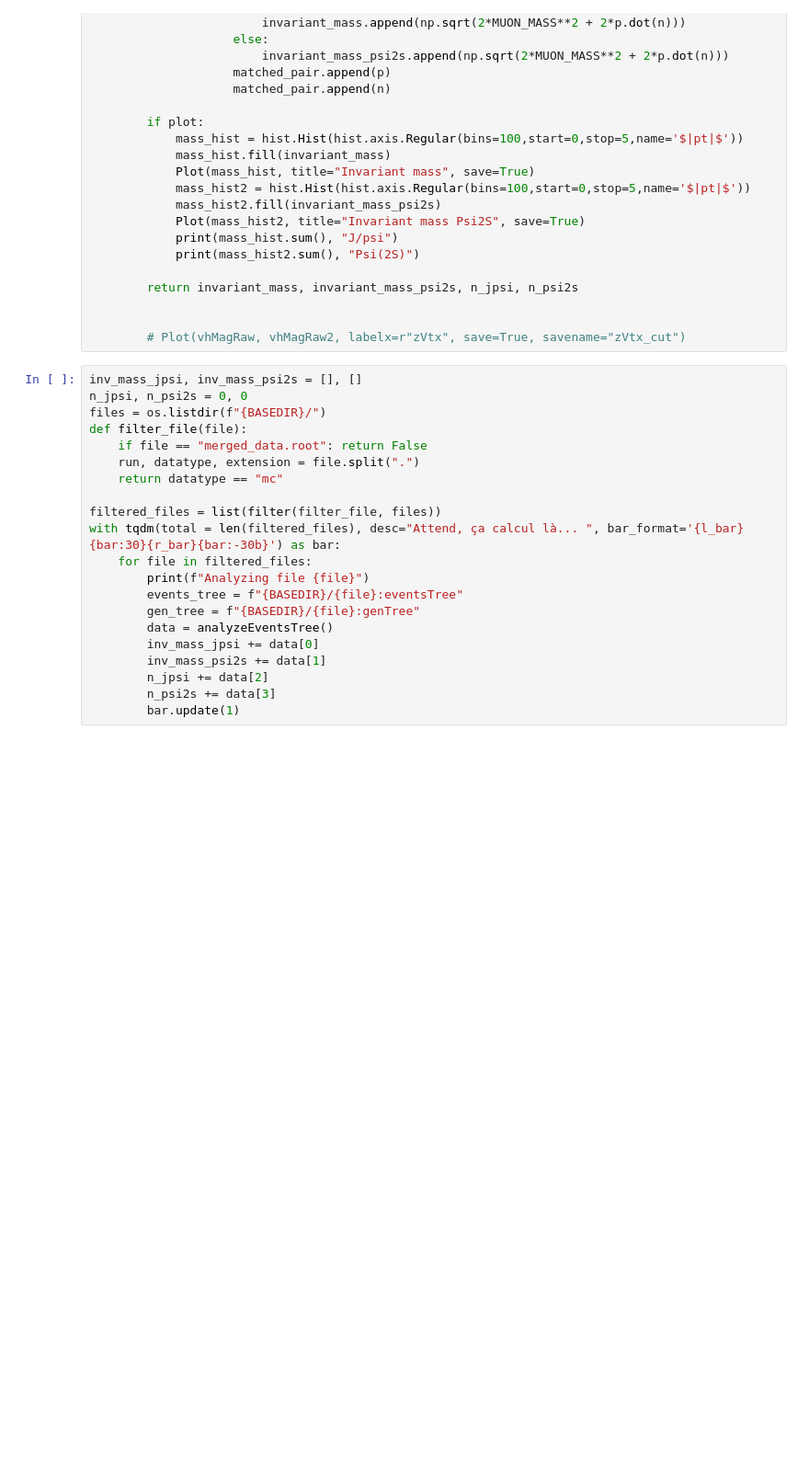
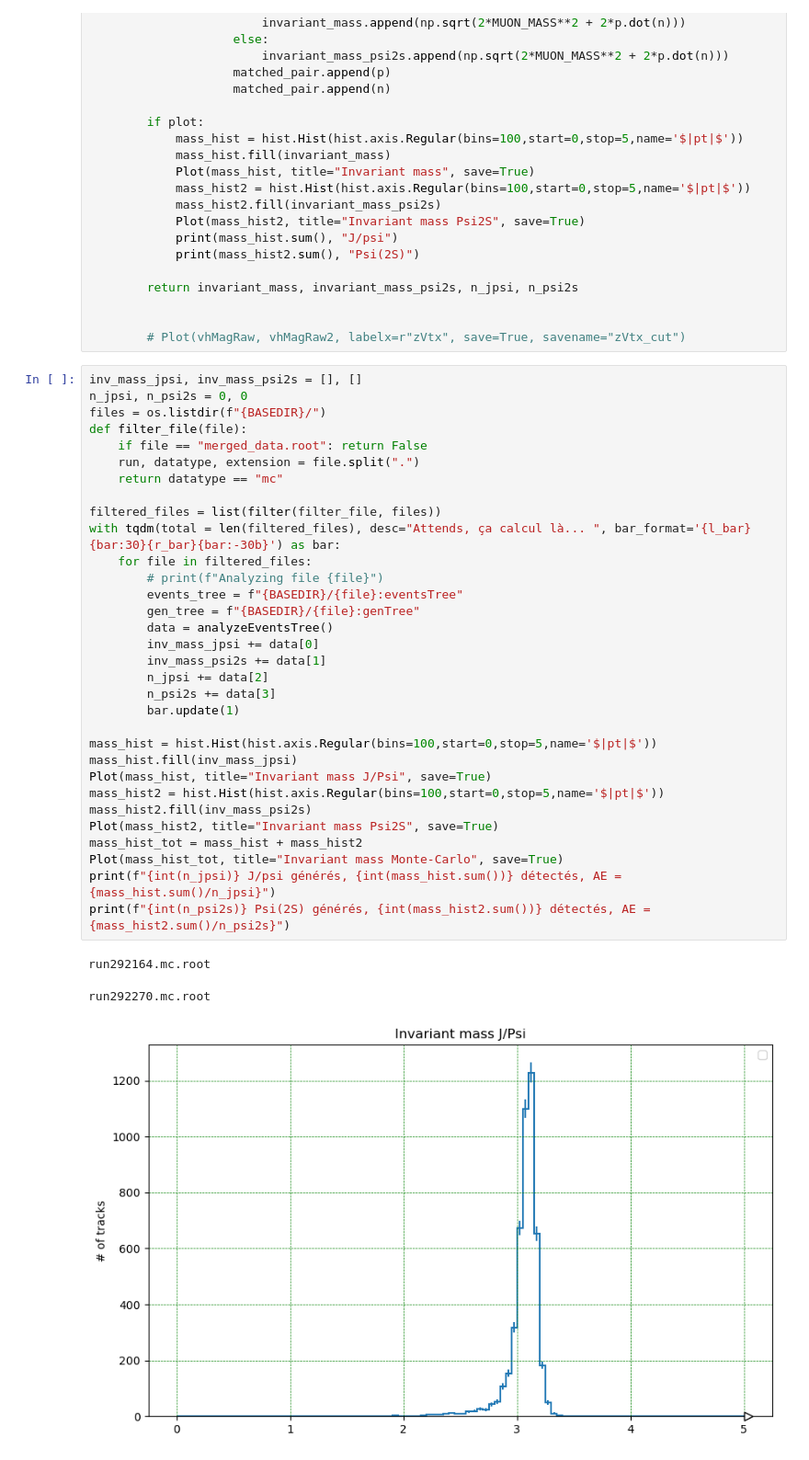
Before and after one commit to 00Goldy/qqbar2mumu-2025, a Jupyter notebook: notebooks/MC/invariant_mass.ipynb, the cells around one changed output. Shown at 92% size. Cells and saved outputs as stored; diff of their text form; blank space fills up the shorter version.

```diff
--- a/notebooks/MC/invariant_mass.ipynb
+++ b/notebooks/MC/invariant_mass.ipynb
@@ -185,21 +185,36 @@ def analyzeEventsTree(plot=False):
 # %%
 inv_mass_jpsi, inv_mass_psi2s = [], []
 n_jpsi, n_psi2s = 0, 0
 files = os.listdir(f"{BASEDIR}/")
 def filter_file(file):
     if file == "merged_data.root": return False
     run, datatype, extension = file.split(".")
     return datatype == "mc"
 
 filtered_files = list(filter(filter_file, files))
-with tqdm(total = len(filtered_files), desc="Attend, ça calcul là... ", bar_format='{l_bar}{bar:30}{r_bar}{bar:-30b}') as bar:
+with tqdm(total = len(filtered_files), desc="Attends, ça calcul là... ", bar_format='{l_bar}{bar:30}{r_bar}{bar:-30b}') as bar:
     for file in filtered_files:
-        print(f"Analyzing file {file}")
+        # print(f"Analyzing file {file}")
         events_tree = f"{BASEDIR}/{file}:eventsTree"
         gen_tree = f"{BASEDIR}/{file}:genTree"
         data = analyzeEventsTree()
         inv_mass_jpsi += data[0]
         inv_mass_psi2s += data[1]
         n_jpsi += data[2]
         n_psi2s += data[3]
         bar.update(1)
+
+mass_hist = hist.Hist(hist.axis.Regular(bins=100,start=0,stop=5,name='$|pt|$'))
+mass_hist.fill(inv_mass_jpsi)
+Plot(mass_hist, title="Invariant mass J/Psi", save=True)
+mass_hist2 = hist.Hist(hist.axis.Regular(bins=100,start=0,stop=5,name='$|pt|$'))
+mass_hist2.fill(inv_mass_psi2s)
+Plot(mass_hist2, title="Invariant mass Psi2S", save=True)
+mass_hist_tot = mass_hist + mass_hist2
+Plot(mass_hist_tot, title="Invariant mass Monte-Carlo", save=True)
+print(f"{int(n_jpsi)} J/psi générés, {int(mass_hist.sum())} détectés, AE = {mass_hist.sum()/n_jpsi}")
+print(f"{int(n_psi2s)} Psi(2S) générés, {int(mass_hist2.sum())} détectés, AE = {mass_hist2.sum()/n_psi2s}")
+# %% [output]
+run292164.mc.root
+run292270.mc.root
+[figure, added]
```
Also changed, not shown: parts of 1 cell of this notebook, 1 other file.
